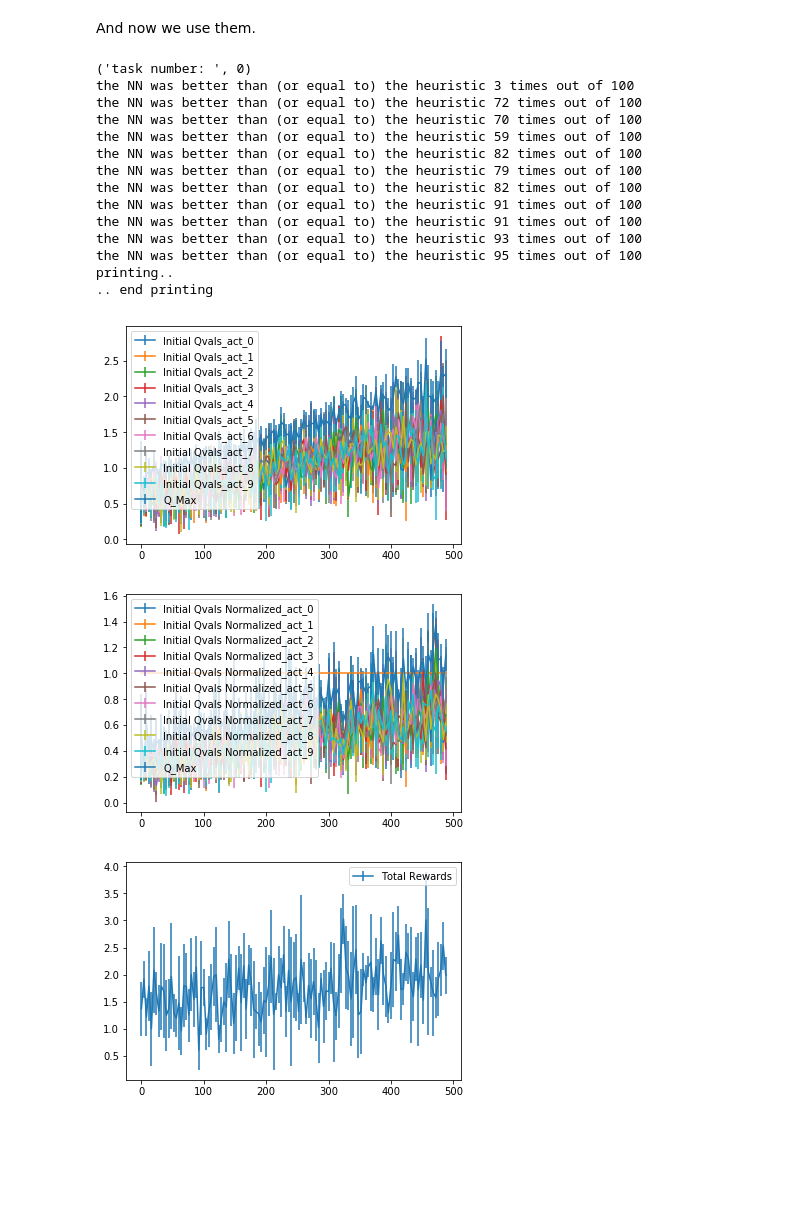
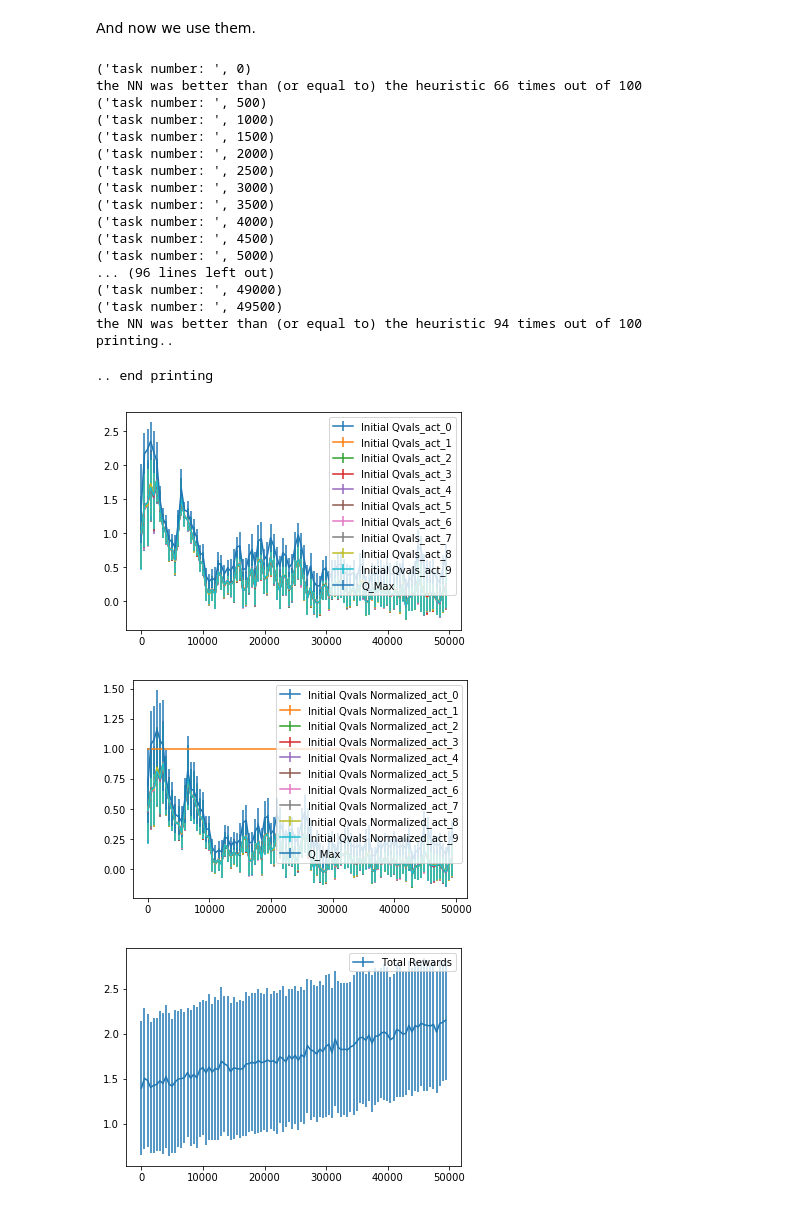
Before and after one commit to ReBiscottone/RL_Knapsack, a Jupyter notebook: RL for the KP.ipynb, the cells around one changed output. Cells and saved outputs as stored; diff of their text form; code cells hidden in the pictures; blank space fills up the shorter version.

```diff
--- a/RL for the KP.ipynb
+++ b/RL for the KP.ipynb
@@ -393,7 +392,8 @@ class ReplayMemoryClass:
                 Minibatch_new_transitions = [self.Buffer[i]
                                              for i in range((len(self.Buffer)-new_transitions)
                                                             ,(len(self.Buffer)))]
-                Minibatch_random = random.sample(self.Buffer, self.minibatch_size)
+                remaining_transitions = min(0, self.minibatch_size - new_transitions)
+                Minibatch_random = random.sample(self.Buffer, remaining_transitions)
                 Minibatch = Minibatch_new_transitions + Minibatch_random
                 self.new_transitions-=new_transitions
 
@@ -550,17 +555,22 @@ class StuffToBePrintedClass():
     heuristic_targets = None
     PATH = None
     Evaluation = None
+    loss = None
 
-    def __init__(self, path, Initial_Qvals = [], Gs = [], heuristic_targets = [], Evaluation = []):
+    def __init__(self, path, Initial_Qvals=[], Gs=[], heuristic_targets=[], Evaluation=[], loss=[]):
 
         self.PATH = path
         self.Initial_Qvals = Initial_Qvals
         self.Gs = Gs
         self.heuristic_targets = heuristic_targets
         self.Evaluation = Evaluation
+        self.loss = loss
 
-    def AddElements(self,Initial_Qvals = 'dummy', G = 'dummy', backwards_time = 'dummy', heuristic_target = 'dummy'
-                   , Evaluation = 'dummy'):
+    def AddElements(self,Initial_Qvals='dummy', G='dummy', backwards_time='dummy', heuristic_target='dummy'
+                   , Evaluation='dummy', loss='dummy'):
+
+        """ comment what it does.
+        """
 
         if Initial_Qvals!='dummy':
             self.Initial_Qvals.append(Initial_Qvals)
@@ -570,6 +580,8 @@ class StuffToBePrintedClass():
             self.heuristic_targets.append(heuristic_target)
         if Evaluation!='dummy':
             self.Evaluation.append(Evaluation)
+        if loss!='dummy':
+            self.loss.append(loss)
 
         if G!='dummy' and Evaluation!='dummy':
             error
@@ -587,6 +599,7 @@ class StuffToBePrintedClass():
         self.PrintSequence(self.Gs, 'Total Rewards', y_min = 0)
         Gs_norm = [self.Gs[i]/self.heuristic_targets[i] for i in range(len(self.Gs))]
         self.PrintSequence(Gs_norm, 'Total Rewards Normalized', Ones = True, y_min = 0)
+        self.PrintSequence(self.loss, 'loss', y_min = 0)
         # Evaluation
         self.PrintEvaluation()
 
@@ -717,7 +728,7 @@ Now we create our 5 modules (or load them from existing ones)
 # seed
 random.seed(1234)
 # num episode to be generated
-num_iterations = int(5e2)
+num_iterations = int(5e4)
 # num object per episode
 num_objs = 10
 num_input_features = 4 # prize, weight, res_capacity, Bool_alreday_chosen
@@ -755,18 +766,18 @@ else:
     # environment
     env = EnvironmentClass(num_objs)
     # model
-    Net_predict = Net_Attention(num_input_features,h_model, num_head ,num_layers, dim_feedforward, p_dropout, num_outputs)
-    Net_target = Net_Attention(num_input_features,h_model, num_head ,num_layers, dim_feedforward, p_dropout, num_outputs)
-    Model = ModelClass(Net_predict, Net_target, 'eps-greedy', 'greedy', epsilon_max, epsilon_min)
+    Net_current = Net_Attention(num_input_features,h_model, num_head ,num_layers, dim_feedforward, p_dropout, num_outputs)
+    Net_target  = Net_Attention(num_input_features,h_model, num_head ,num_layers, dim_feedforward, p_dropout, num_outputs)
+    Model = ModelClass(Net_current, Net_target, 'eps-greedy', 'greedy', epsilon_max, epsilon_min)
     # Replay Memory
     ReplayMemory = ReplayMemoryClass(replay_lenght, minibatch_size)
     # Learner
-    optimizer = torch.optim.RMSprop(Net_predict.parameters())#, lr=learning_rate)
+    optimizer = torch.optim.RMSprop(Net_current.parameters())#, lr=learning_rate)
     Learner = LearnerClass(Model, optimizer, tau)
     # Runner
     Runner = RunnerClass(env, Model)
     # print
-    StuffToBePrinted = StuffToBePrintedClass(PATH_Final, [], [], [], [])
+    StuffToBePrinted = StuffToBePrintedClass(PATH_Final, [], [], [], [], [])
     # zero if you start a new test
     num_iterations_start = 0
 # %% [markdown]
@@ -774,46 +785,51 @@ And now we use them.
 # %%
 for iteration_counter in range(num_iterations_start, num_iterations):
     if iteration_counter%500==0:
-        #SaveData(iteration_counter,Learner,Runner,ReplayMemory, PATH_Aux)
+        SaveData(iteration_counter,Learner,Runner,ReplayMemory,StuffToBePrinted, PATH_Aux)
         print('task number: ',(iteration_counter))
     # perform new task
     Transitions, target_heuristic, G = Runner.NewTrainingTask(iteration_counter, num_iterations)
     # save transition
     ReplayMemory.Add(Transitions)
     # learn
     if iteration_counter>= ReplayMemory.minibatch_size:
         loss, time_backwards = Learner.Learning_step(ReplayMemory.Minibatch())
-        StuffToBePrinted.AddElements(Initial_Qvals = MaxInitialQvalues(Transitions, Model.Net_prediction),
-                                     G = G, backwards_time = time_backwards, heuristic_target = target_heuristic)
+        StuffToBePrinted.AddElements(Initial_Qvals = MaxInitialQvalues(Transitions, Model.Net_current),
+                                     G = G, backwards_time = time_backwards,
+                                     heuristic_target = target_heuristic, loss = loss)
     # evaluate mid-training
     if iteration_counter%unit_evaluation == 0:
         mean, std = Evaluate(100, Runner)
         StuffToBePrinted.AddElements(Evaluation = [mean, std, iteration_counter])
 
 # evaluate after training
 mean, std = Evaluate(100, Runner)
 StuffToBePrinted.AddElements(Evaluation = [mean, std, iteration_counter])
 # save data
 SaveData(num_iterations,Learner,Runner,ReplayMemory,StuffToBePrinted, PATH_Final)
 # print
 print('printing..')
 StuffToBePrinted.Print()
 print('.. end printing')
 # %% [output]
 ('task number: ', 0)
-the NN was better than (or equal to) the heuristic 3 times out of 100
-the NN was better than (or equal to) the heuristic 72 times out of 100
-the NN was better than (or equal to) the heuristic 70 times out of 100
-the NN was better than (or equal to) the heuristic 59 times out of 100
-the NN was better than (or equal to) the heuristic 82 times out of 100
-the NN was better than (or equal to) the heuristic 79 times out of 100
-the NN was better than (or equal to) the heuristic 82 times out of 100
-the NN was better than (or equal to) the heuristic 91 times out of 100
-the NN was better than (or equal to) the heuristic 91 times out of 100
-the NN was better than (or equal to) the heuristic 93 times out of 100
-the NN was better than (or equal to) the heuristic 95 times out of 100
+the NN was better than (or equal to) the heuristic 66 times out of 100
+('task number: ', 500)
+('task number: ', 1000)
+('task number: ', 1500)
+('task number: ', 2000)
+('task number: ', 2500)
+('task number: ', 3000)
+('task number: ', 3500)
+('task number: ', 4000)
+('task number: ', 4500)
+('task number: ', 5000)
+... (96 lines left out)
+('task number: ', 49000)
+('task number: ', 49500)
+the NN was better than (or equal to) the heuristic 94 times out of 100
 printing..
-.. end printing
+.. end printing
-[figure, old version]
+[figure, new version]
-[figure, old version]
+[figure, new version]
-[figure, old version]
+[figure, new version]
```
Also changed, not shown: parts of 7 cells of this notebook.
